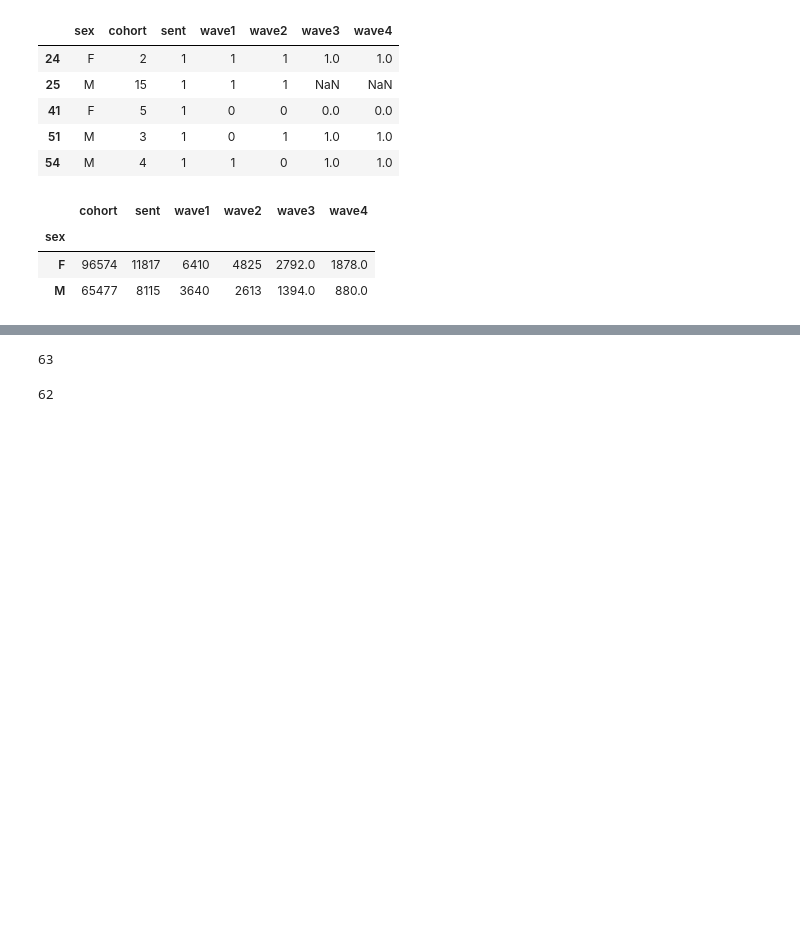
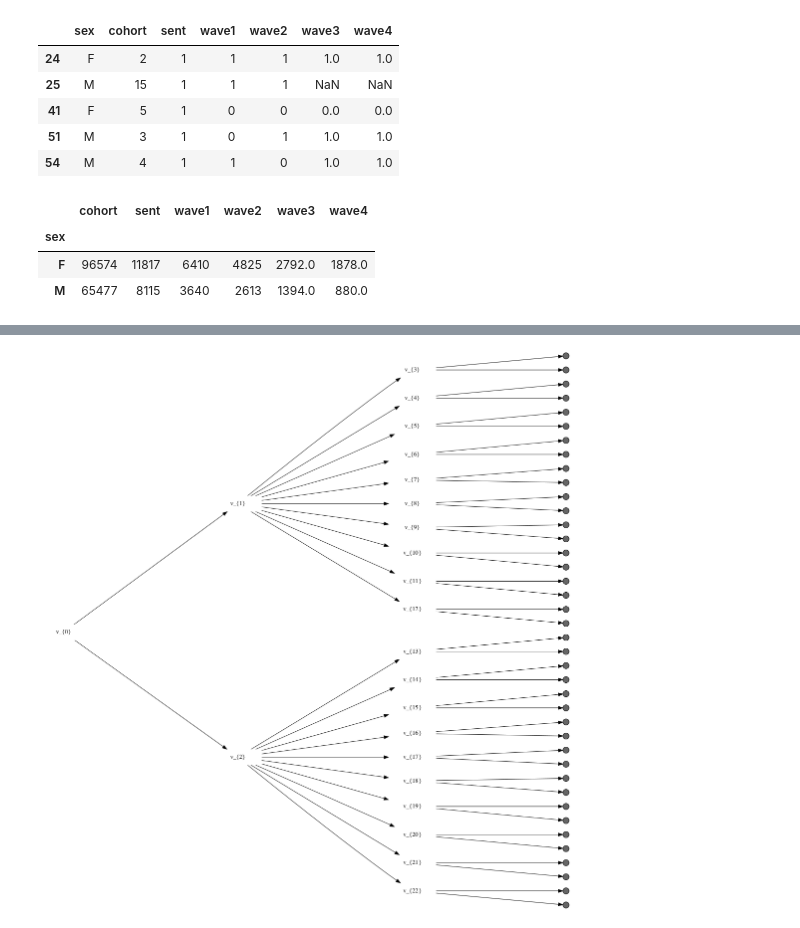
Before and after one commit to kasia-kobalczyk/chain-event-graphs, a Jupyter notebook: python/report_models.ipynb, the cells around one changed output, grey strips where cells are left out. Drawn from its saved outputs; the diff is of its cells as text; code cells hidden in the pictures; blank space fills up the shorter version.

```diff
--- a/python/report_models.ipynb
+++ b/python/report_models.ipynb
@@ -227,22 +265,24 @@ df.head()
 # %%
 order = ["sex", "int_age", "acc_inv"]
 mod = tree.ceg({'dataframe' : df[df["int_age"].isin(list(range(18, 28)))][order]})
 new_nodes = ["v_{" + str(n) + "}" for n in list(range(0, len(mod.nodes)))]
 mod.rename_nodes(new_nodes)
 mod_tree = mod.event_tree_figure(
     "../figures/tree",
     params={
       'ranksep': 4.0, 'fontsize': 12,
       'shape': "none", 'width': 1.5,
       'display_edge_labels': False,
       'final_node_size': 0.2},
     display_counts=False,
     return_raw=True
 )
 converter = t2t.converter({
   'figure': mod_tree,
   'labelled_nodes' : {0: "$X_1$", 2: "$X_2$", 22: "Y"},
-  'filename': "example_tree"
+  'filename': "example-tree"
 })
 converter.export_processed()
 Image(mod_tree.create_png())
+# %% [output]
+[figure, added]
@@ -251,8 +288,0 @@ mod = tree.ceg({'dataframe' : df[df["int_age"].isin(list(range(18, 28)))][order]
-# %%
-len(mod.nodes)
-# %% [output]
-63
-# %%
-len(new_nodes)
-# %% [output]
-62
```
Also changed, not shown: parts of 15 cells of this notebook, 1 other file.
